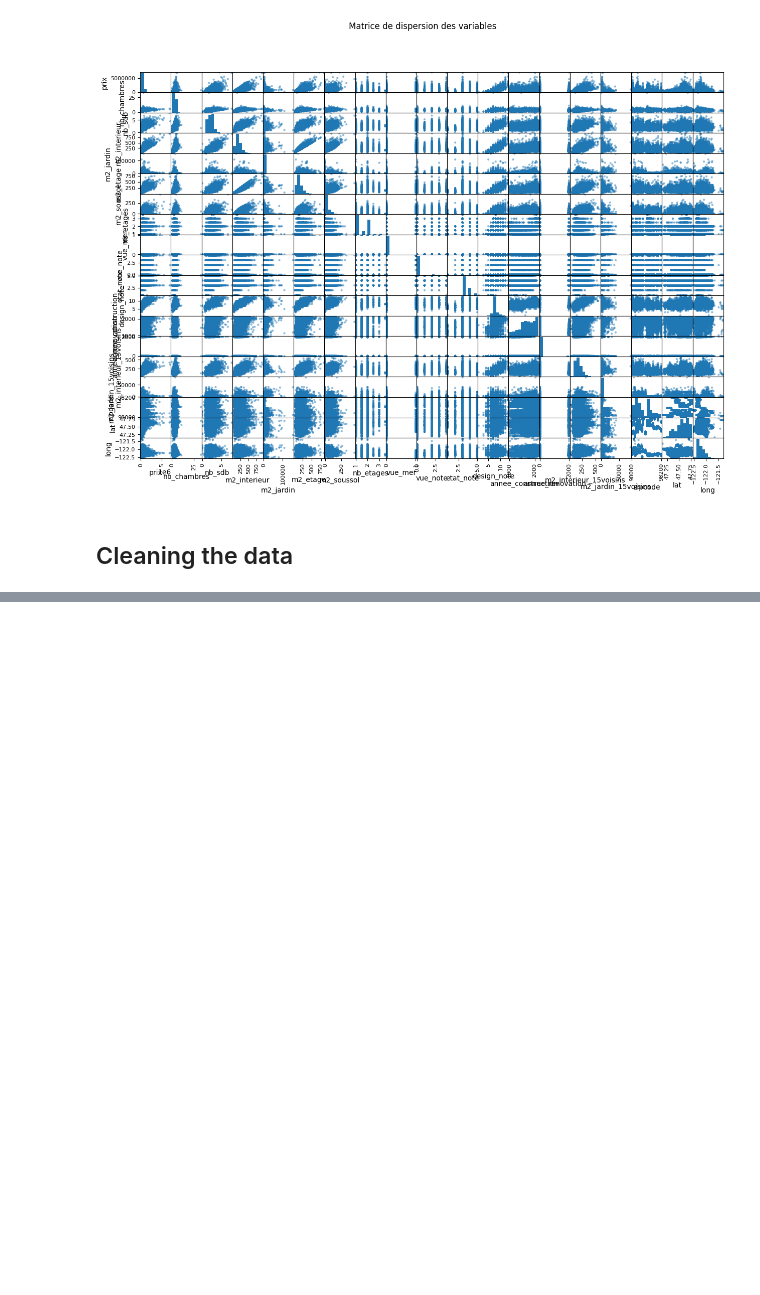
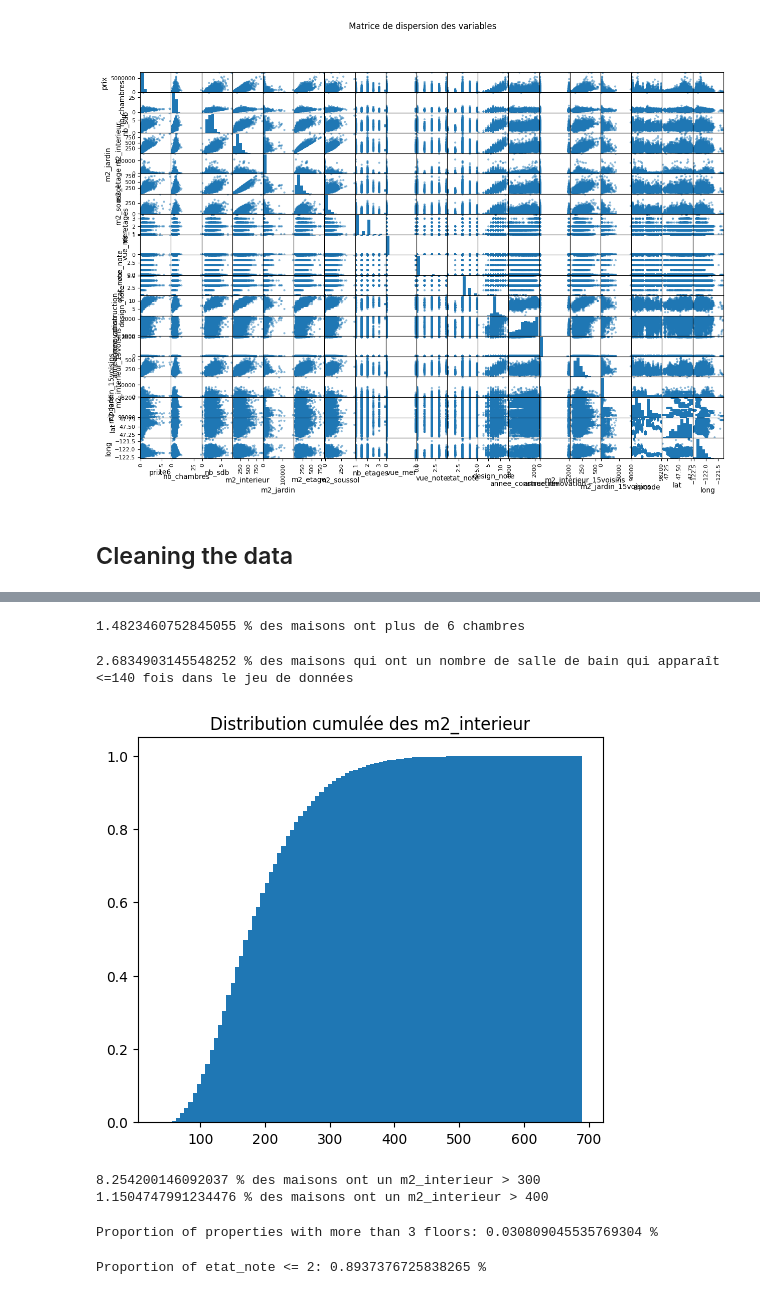
Before and after one commit to ErwannE/Challenge_PRAMA, a Jupyter notebook: train_set_analysis.ipynb, the cells around one changed output, grey strips where cells are left out. Saved outputs shown, nothing was run; the diff lists cells and outputs as text; code cells hidden in the pictures; blank space fills up the shorter version.

```diff
--- a/train_set_analysis.ipynb
+++ b/train_set_analysis.ipynb
@@ -197,0 +312,61 @@ plt.show()
+# %%
+#Catégorie Chambre
+
+prop_sup_6_chambres = len(train[train['nb_chambres'] >= 6])/len(train)*100
+print(prop_sup_6_chambres, "% des maisons ont plus de 6 chambres")
+
+train = train.dropna(subset=['nb_chambres']).loc[train['nb_chambres'] < 6] #on les drop car -5% sans données
+# %% [output]
+1.4823460752845055 % des maisons ont plus de 6 chambres
+# %%
+# Catégorie SdB
+
+nb_occurrences = train['nb_sdb'].value_counts()
+count = sum(nb_occurrences[nb_occurrences <= 140])
+print(count/len(train)*100, "% des maisons qui ont un nombre de salle de bain qui apparaît <=140 fois dans le jeu de données")
+
+ids_less_than_140 = train[train['nb_sdb'].map(train['nb_sdb'].value_counts()) < 140]['id'].tolist()
+
+train.loc[train['id'].isin(ids_less_than_140)].head()
+
+#On drop ces ids
+train = train.drop(train[train['id'].isin(ids_less_than_140)].index)
+# %% [output]
+2.6834903145548252 % des maisons qui ont un nombre de salle de bain qui apparaît <=140 fois dans le jeu de données
+# %%
+# Catégorie m2_interieur
+
+#On rend ces données entières
+train['m2_interieur'] = train['m2_interieur'].astype(int)
+
+#On trace le graphique des m2_interieur cumulés
+plt.subplots(figsize=(6, 5))
+plt.hist(train['m2_interieur'], bins=100, cumulative=True, density=True)
+plt.title('Distribution cumulée des m2_interieur')
+plt.show()
+
+# Proportion de maisons avec m2_interieur > 300
+prop_sup_300 = len(train[train['m2_interieur'] > 300])/len(train)*100
+print(prop_sup_300, "% des maisons ont un m2_interieur > 300")
+
+#Proportion de maisons avec m2_interieur > 400
+prop_sup_400 = len(train[train['m2_interieur'] > 400])/len(train)*100
+print(prop_sup_400, "% des maisons ont un m2_interieur > 400")
+
+#On drop les maisons avec m2_interieur > 400
+train = train.drop(train[train['m2_interieur'] > 400].index)
+
+#On drop les maisons avec m2_interieur < 50
+train = train.drop(train[train['m2_interieur'] < 50].index)
+# %% [output]
+[figure, added]
+8.254200146092037 % des maisons ont un m2_interieur > 300
+1.1504747991234476 % des maisons ont un m2_interieur > 400
+# %%
+# Catégorie nb_etages
+prop_sup_3_etages = len(train[train['nb_etages'] > 3]) / len(train) * 100
+print("Proportion of properties with more than 3 floors:", prop_sup_3_etages, "%")
+
+train = train[train['nb_etages'] <= 3]
+# %% [output]
+Proportion of properties with more than 3 floors: 0.030809045535769304 %
@@ -197,0 +375,10 @@ plt.show()
+# %%
+# Catégorie etat_note
+
+prop_etat_note_2 = len(train[train['etat_note'] <= 2]) / len(train) * 100
+print("Proportion of etat_note <= 2:", prop_etat_note_2, "%")
+
+#On drop ces valeurs
+train = train[train['etat_note'] > 2]
+# %% [output]
+Proportion of etat_note <= 2: 0.8937376725838265 %
```
Also changed, not shown: parts of 20 cells of this notebook.
